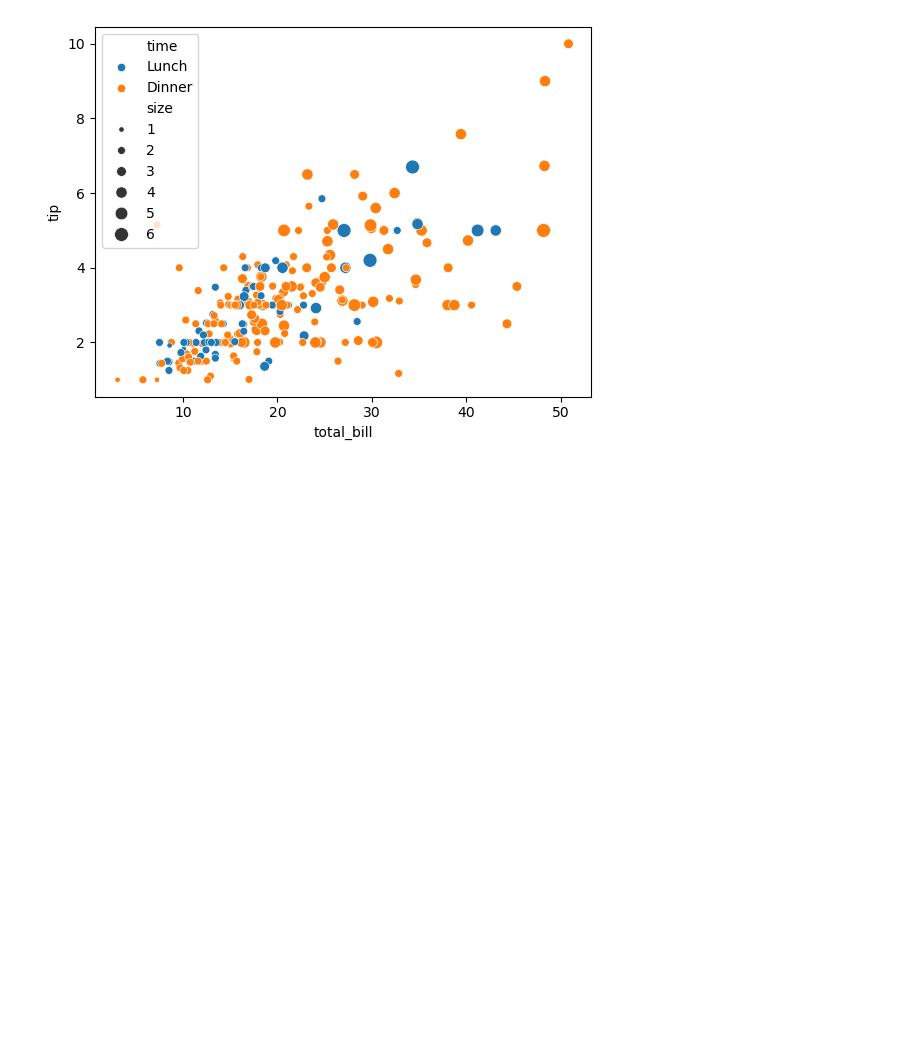
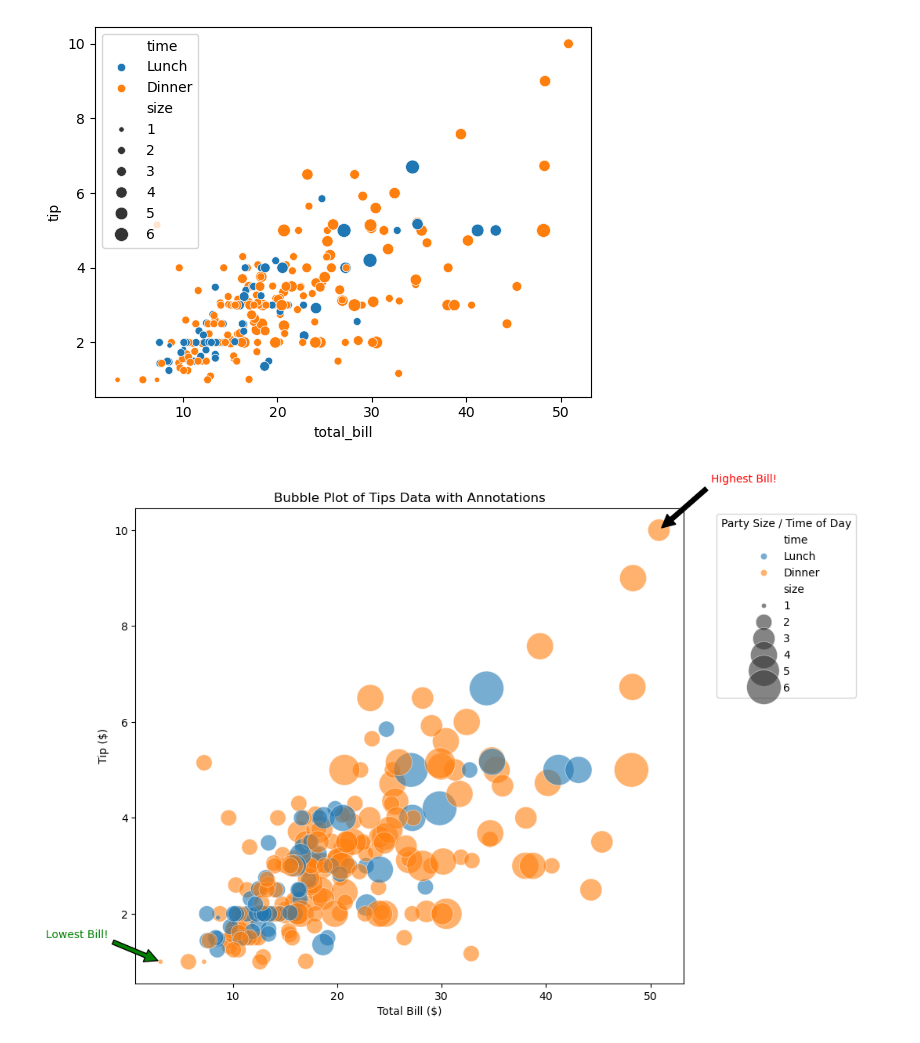
Before and after one commit to RoktimTaye/TIHAN-HYDRABAD-CLASSES, a Jupyter notebook: MODULE 1/Data_Visual_Lecture2.ipynb, the cells around one changed output. Cells and saved outputs as stored; diff of their text form; code cells hidden in the pictures; blank space fills up the shorter version.

```diff
--- a/MODULE 1/Data_Visual_Lecture2.ipynb
+++ b/MODULE 1/Data_Visual_Lecture2.ipynb
@@ -90,3 +90,92 @@ sns.scatterplot(
 plt.show()
 # %% [output]
 [figure]
+# %%
+# plt.figure(figsize=(10, 7))
+# sns.scatterplot(
+#     data=df,
+#     x="total_bill",
+#     y="tip",
+#     size="size",
+#     hue="time",
+#     sizes=(20, 1000),
+#     alpha=0.6,
+#     edgecolor="w",
+#     linewidth=0.5
+# )
+
+# # Add title and labels (optional, but good practice)
+# plt.title('Bubble Plot of Tips Data with Annotations')
+# plt.xlabel('Total Bill ($)')
+# plt.ylabel('Tip ($)')
+# plt.legend(title='Party Size / Time of Day', bbox_to_anchor=(1.05, 1), loc='upper left')
+# plt.tight_layout()
+
+# # --- Annotation Code ---
+# # Example 1: Annotating a specific data point
+# # Let's find a point to annotate, e.g., the highest total_bill
+# highest_bill_row = df.loc[df['total_bill'].idxmax()]
+# plt.annotate(
+#     'Highest Bill!',                     # Text to display
+#     xy=(highest_bill_row['total_bill'], highest_bill_row['tip']), # Coordinates of the point to annotate
+#     xytext=(highest_bill_row['total_bill'] + 5, highest_bill_row['tip'] + 1), # Coordinates for the text
+#     arrowprops=dict(facecolor='black', shrink=0.05), # Arrow properties
+#     fontsize=10,
+#     color='red'
+
+# )
+# plt.show()
+
+import seaborn as sns
+import matplotlib.pyplot as plt
+
+# Load your dataset
+df = sns.load_dataset('tips')
+
+# Create the bubble plot
+plt.figure(figsize=(10, 7))
+sns.scatterplot(
+    data=df,
+    x="total_bill",
+    y="tip",
+    size="size",
+    hue="time",
+    sizes=(20, 1000),
+    alpha=0.6,
+    edgecolor="w",
+    linewidth=0.5
+)
+
+# Add title and labels
+plt.title('Bubble Plot of Tips Data with Annotations')
+plt.xlabel('Total Bill ($)')
+plt.ylabel('Tip ($)')
+plt.legend(title='Party Size / Time of Day', bbox_to_anchor=(1.05, 1), loc='upper left')
+plt.tight_layout()
+
+# Annotate the highest total_bill
+highest_bill_row = df.loc[df['total_bill'].idxmax()]
+plt.annotate(
+    'Highest Bill!',
+    xy=(highest_bill_row['total_bill'], highest_bill_row['tip']),
+    xytext=(highest_bill_row['total_bill'] + 5, highest_bill_row['tip'] + 1),
+    arrowprops=dict(facecolor='black', shrink=0.05),
+    fontsize=10,
+    color='red'
+)
+
+# Annotate the lowest total_bill
+lowest_bill_row = df.loc[df['total_bill'].idxmin()]
+plt.annotate(
+    'Lowest Bill!',
+    xy=(lowest_bill_row['total_bill'], lowest_bill_row['tip']),
+    xytext=(lowest_bill_row['total_bill'] - 5, lowest_bill_row['tip'] + 0.5), # Adjust text position
+    arrowprops=dict(facecolor='green', shrink=0.05),
+    fontsize=10,
+    color='green',
+    horizontalalignment='right' # Align text to the right of the arrow
+)
+
+plt.show()
+# %% [output]
+[figure, added]
```
